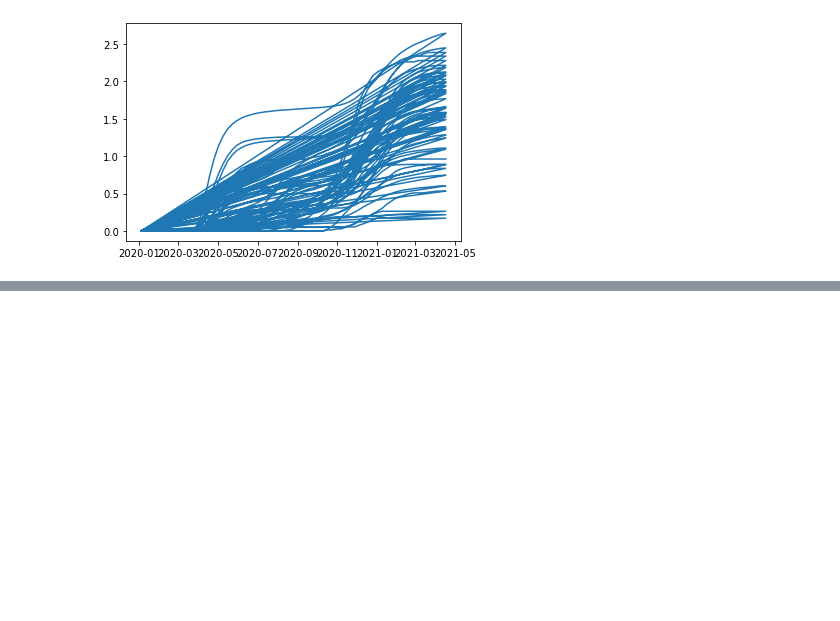
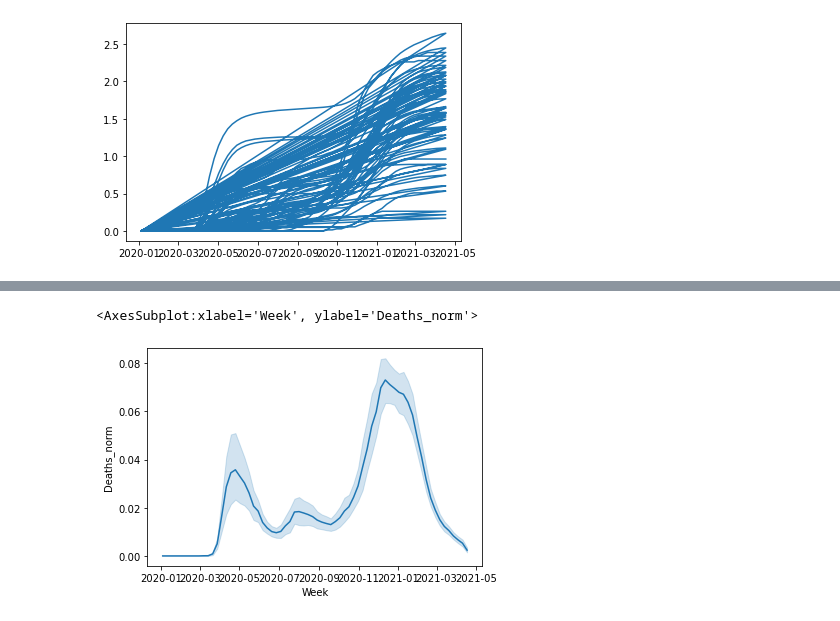
Before and after one commit to Corbin-Sparks/COVID-19-Capstone-2-Self-Analysis, a Jupyter notebook: COVID-19 Data Visualization.ipynb, the cells around one changed output, grey strips where cells are left out. Cells and saved outputs as stored; diff of their text form; code cells hidden in the pictures; blank space fills up the shorter version.

```diff
--- a/COVID-19 Data Visualization.ipynb
+++ b/COVID-19 Data Visualization.ipynb
@@ -108,0 +122,5 @@ sns.lineplot(x=x, y=y)
+# %%
+sns.lineplot(x=x, y=df.Deaths_norm)
+# %% [output]
+<AxesSubplot:xlabel='Week', ylabel='Deaths_norm'>
+[figure, added]
```
Also changed, not shown: parts of 28 cells of this notebook.
